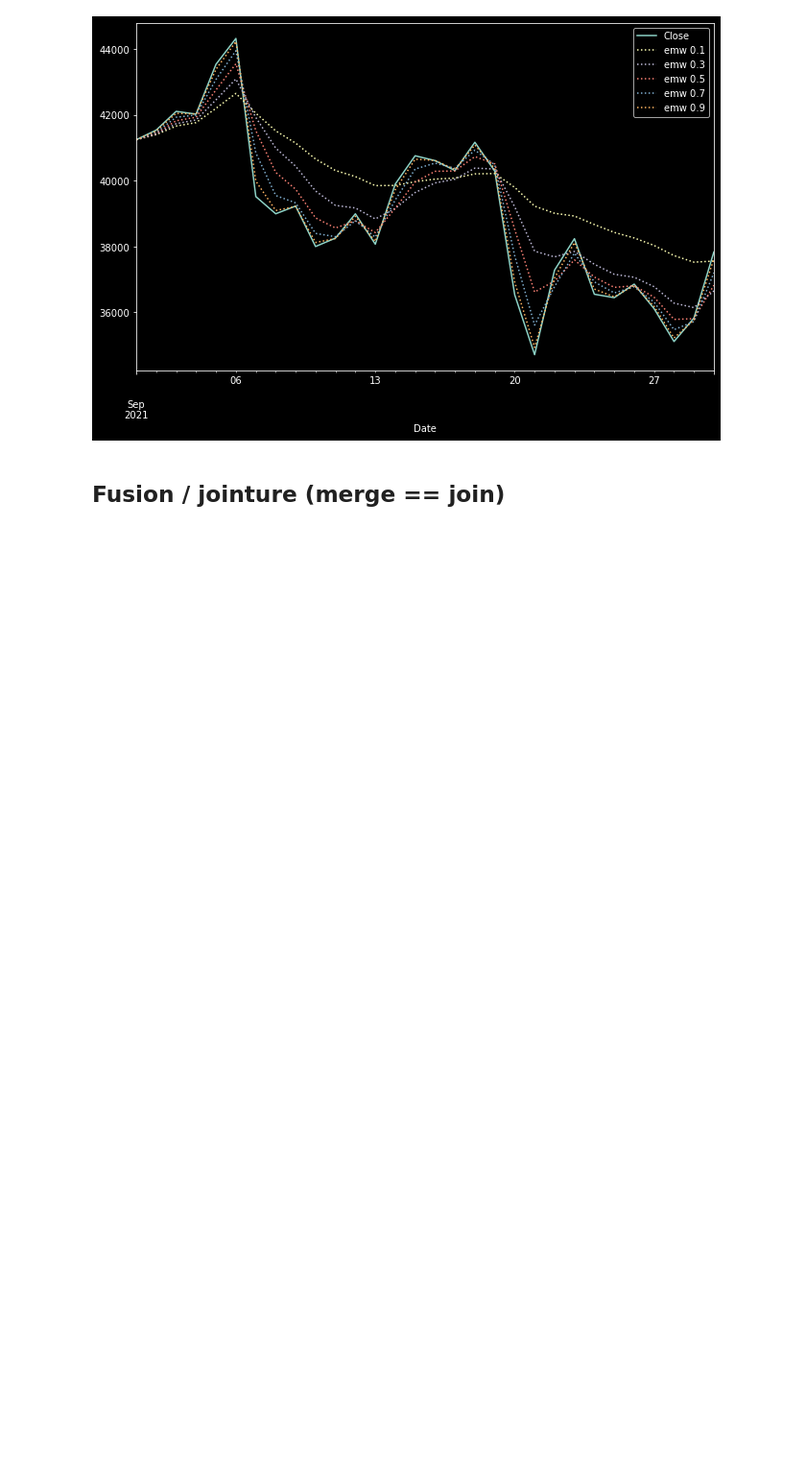
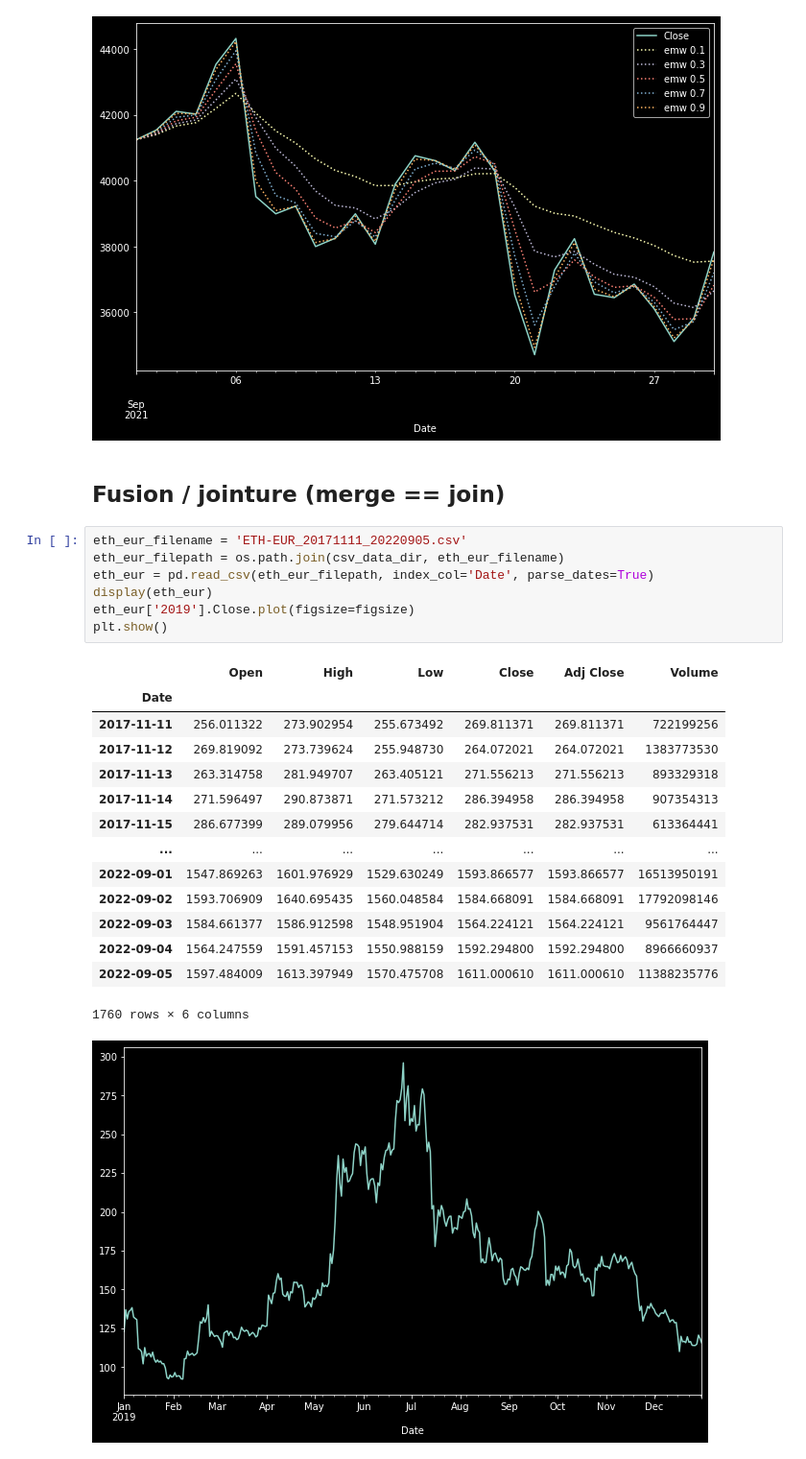
Before and after one commit to Franck-PepperLabs/pepper_data-science_practising, a Jupyter notebook: Machine Learnia/jupyter/ml_18_pandas_timeseries.ipynb, the cells around one changed output. Shown: that part at 96% size. Drawn from its saved outputs; the diff is of its cells as text; blank space fills up the shorter version.

```diff
--- a/Machine Learnia/jupyter/ml_18_pandas_timeseries.ipynb
+++ b/Machine Learnia/jupyter/ml_18_pandas_timeseries.ipynb
@@ -182,3 +182,26 @@ plt.show()
 [figure]
 # %% [markdown]
 ## Fusion / jointure (merge == join)
+# %%
+eth_eur_filename = 'ETH-EUR_20171111_20220905.csv'
+eth_eur_filepath = os.path.join(csv_data_dir, eth_eur_filename)
+eth_eur = pd.read_csv(eth_eur_filepath, index_col='Date', parse_dates=True)
+display(eth_eur)
+eth_eur['2019'].Close.plot(figsize=figsize)
+plt.show()
+# %% [output]
+|  | Open | High | Low | Close | Adj Close | Volume |
+| Date |  |  |  |  |  |  |
+| 2017-11-11 | 256.011322 | 273.902954 | 255.673492 | 269.811371 | 269.811371 | 722199256 |
+| 2017-11-12 | 269.819092 | 273.739624 | 255.948730 | 264.072021 | 264.072021 | 1383773530 |
+| 2017-11-13 | 263.314758 | 281.949707 | 263.405121 | 271.556213 | 271.556213 | 893329318 |
+| 2017-11-14 | 271.596497 | 290.873871 | 271.573212 | 286.394958 | 286.394958 | 907354313 |
+| 2017-11-15 | 286.677399 | 289.079956 | 279.644714 | 282.937531 | 282.937531 | 613364441 |
+| ... | ... | ... | ... | ... | ... | ... |
+| 2022-09-01 | 1547.869263 | 1601.976929 | 1529.630249 | 1593.866577 | 1593.866577 | 16513950191 |
+| 2022-09-02 | 1593.706909 | 1640.695435 | 1560.048584 | 1584.668091 | 1584.668091 | 17792098146 |
+| 2022-09-03 | 1584.661377 | 1586.912598 | 1548.951904 | 1564.224121 | 1564.224121 | 9561764447 |
+| 2022-09-04 | 1564.247559 | 1591.457153 | 1550.988159 | 1592.294800 | 1592.294800 | 8966660937 |
+| 2022-09-05 | 1597.484009 | 1613.397949 | 1570.475708 | 1611.000610 | 1611.000610 | 11388235776 |
+1760 rows × 6 columns
+[figure, added]
```
Also changed, not shown: parts of 5 cells of this notebook, 2 other files.
